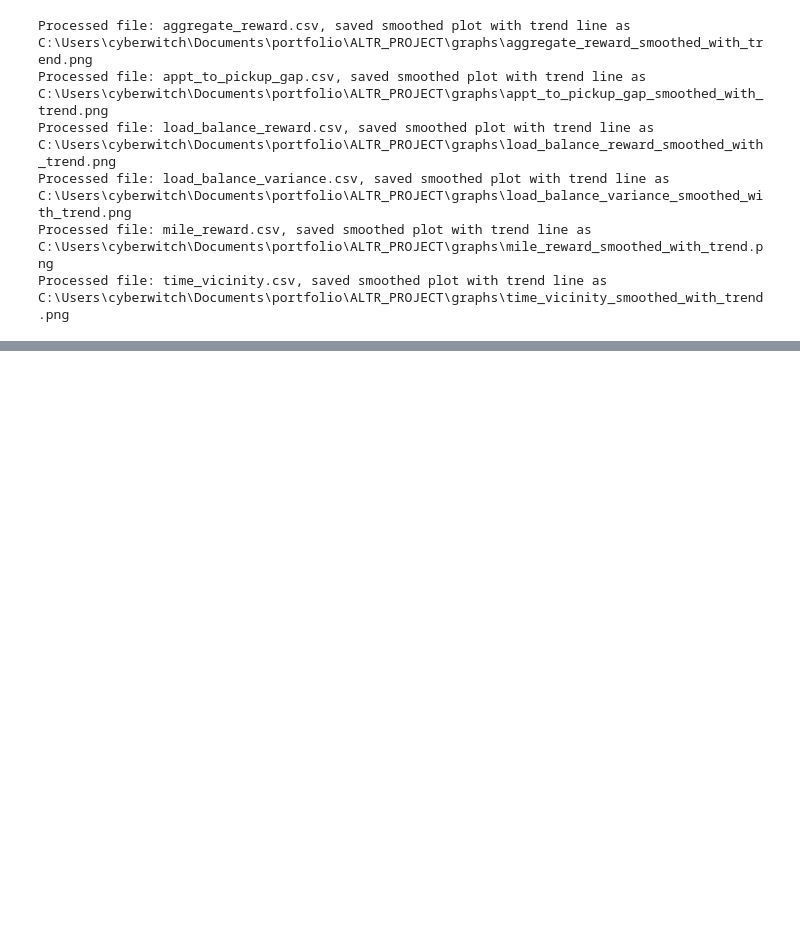
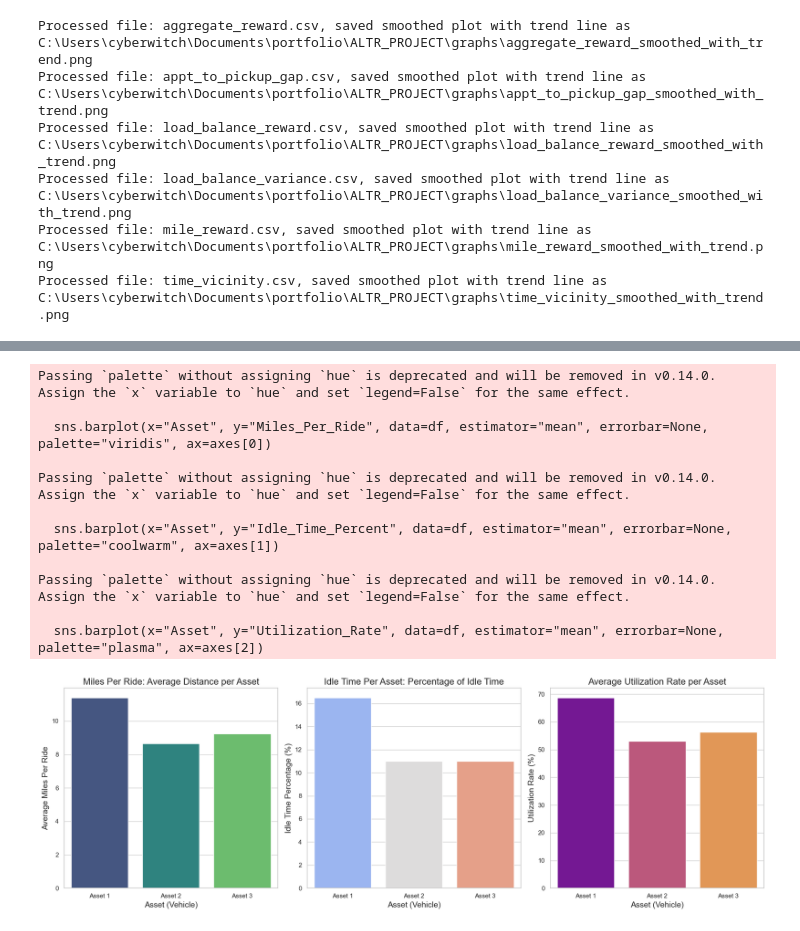
Before and after one commit to GarettGazay/ALTR_PROJECT, a Jupyter notebook: notebooks/test.ipynb, the cells around one changed output, grey strips where cells are left out. Drawn from its saved outputs; the diff is of its cells as text; code cells hidden in the pictures; blank space fills up the shorter version.

```diff
--- a/notebooks/test.ipynb
+++ b/notebooks/test.ipynb
@@ -359,0 +438,63 @@ ValueError: No objects to concatenate
+# %%
+import pandas as pd
+import seaborn as sns
+import matplotlib.pyplot as plt
+
+# Example data for Miles Per Ride, Idle Time, and Average Utilization Rate per Asset
+data = {
+    "Asset": ["Asset 1", "Asset 2", "Asset 1", "Asset 2", "Asset 3", "Asset 3"],
+    "Ride": ["Ride 1", "Ride 2", "Ride 3", "Ride 4", "Ride 5", "Ride 6"],
+    "Miles_Per_Ride": [10.5, 8.2, 12.3, 9.1, 11.0, 7.5],
+    "Idle_Time_Percent": [15.0, 10.0, 18.0, 12.0, 8.0, 14.0],  # Idle time percentages
+    "Utilized_Time": [5.0, 4.5, 6.0, 4.0, 5.5, 3.5],  # Time spent on rides (in hours)
+    "Total_Shift_Time": [8.0, 8.0, 8.0, 8.0, 8.0, 8.0],  # Total available shift time (in hours)
+}
+
+# Convert data to DataFrame
+df = pd.DataFrame(data)
+
+# Calculate Average Utilization Rate as Utilized Time / Total Shift Time * 100
+df["Utilization_Rate"] = (df["Utilized_Time"] / df["Total_Shift_Time"]) * 100
+
+# Set Seaborn style for the plots
+sns.set(style="whitegrid")
+
+# Create a figure with three subplots: one for Miles Per Ride, one for Idle Time Percentage, and one for Utilization Rate
+fig, axes = plt.subplots(1, 3, figsize=(18, 6))
+
+# Plotting Miles Per Ride per Asset
+sns.barplot(x="Asset", y="Miles_Per_Ride", data=df, estimator="mean", errorbar=None, palette="viridis", ax=axes[0])
+axes[0].set_title("Miles Per Ride: Average Distance per Asset", fontsize=16)
+axes[0].set_xlabel("Asset (Vehicle)", fontsize=14)
+axes[0].set_ylabel("Average Miles Per Ride", fontsize=14)
+
+# Plotting Idle Time Percentage per Asset
+sns.barplot(x="Asset", y="Idle_Time_Percent", data=df, estimator="mean", errorbar=None, palette="coolwarm", ax=axes[1])
+axes[1].set_title("Idle Time Per Asset: Percentage of Idle Time", fontsize=16)
+axes[1].set_xlabel("Asset (Vehicle)", fontsize=14)
+axes[1].set_ylabel("Idle Time Percentage (%)", fontsize=14)
+
+# Plotting Average Utilization Rate per Asset
+sns.barplot(x="Asset", y="Utilization_Rate", data=df, estimator="mean", errorbar=None, palette="plasma", ax=axes[2])
+axes[2].set_title("Average Utilization Rate per Asset", fontsize=16)
+axes[2].set_xlabel("Asset (Vehicle)", fontsize=14)
+axes[2].set_ylabel("Utilization Rate (%)", fontsize=14)
+
+# Adjust layout for better spacing
+plt.tight_layout()
+
+# Show the plots
+plt.show()
+# %% [output]
+Passing `palette` without assigning `hue` is deprecated and will be removed in v0.14.0. Assign the `x` variable to `hue` and set `legend=False` for the same effect.
+
+  sns.barplot(x="Asset", y="Miles_Per_Ride", data=df, estimator="mean", errorbar=None, palette="viridis", ax=axes[0])
+
+Passing `palette` without assigning `hue` is deprecated and will be removed in v0.14.0. Assign the `x` variable to `hue` and set `legend=False` for the same effect.
+
+  sns.barplot(x="Asset", y="Idle_Time_Percent", data=df, estimator="mean", errorbar=None, palette="coolwarm", ax=axes[1])
+
+Passing `palette` without assigning `hue` is deprecated and will be removed in v0.14.0. Assign the `x` variable to `hue` and set `legend=False` for the same effect.
+
+  sns.barplot(x="Asset", y="Utilization_Rate", data=df, estimator="mean", errorbar=None, palette="plasma", ax=axes[2])
+[figure, added]
```
Also changed, not shown: parts of 8 cells of this notebook, 27 other files.
